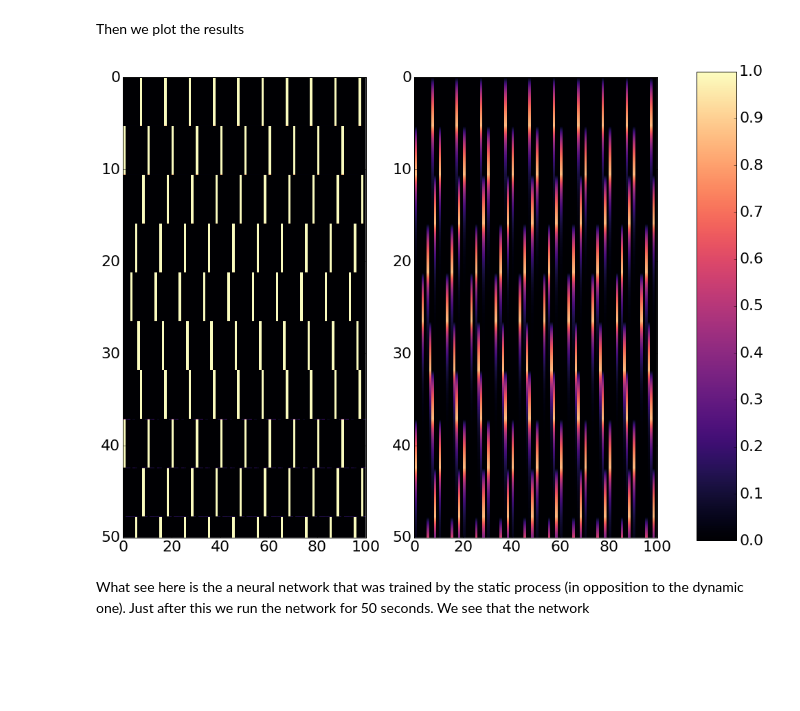
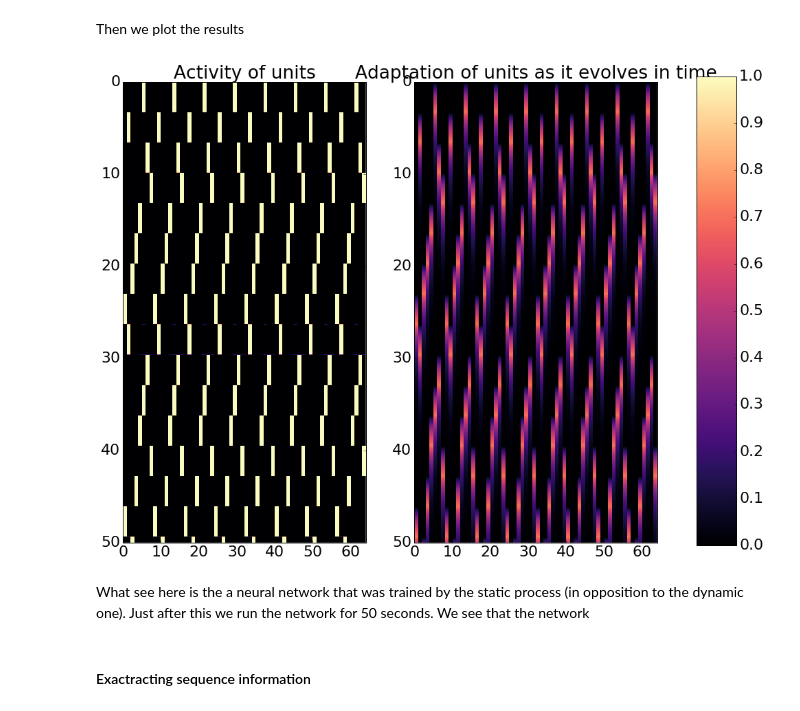
Before and after one commit to h-mayorquin/attractor_sequences, a Jupyter notebook: notebooks/2016-10-19(Static training does not produce sequences).ipynb, the cells around one changed output. Cells and saved outputs as stored; diff of their text form; code cells hidden in the pictures; blank space fills up the shorter version.

Commit message:
Modified notebook to add an example of the timings of a sequence calculations, and minor fixes

```diff
--- a/notebooks/2016-10-19(Static training does not produce sequences).ipynb
+++ b/notebooks/2016-10-19(Static training does not produce sequences).ipynb
@@ -42,9 +42,9 @@ if run_old_version:
 # %% [markdown]
 Let's first build and run the neural network.
 # %%
-hypercolumns = 10
-minicolumns = 10
-N = 10  # Number of patterns
+hypercolumns = 8
+minicolumns = 8
+N = 8  # Number of patterns
 
 patterns_dic = build_ortogonal_patterns(hypercolumns, minicolumns)
 patterns = list(patterns_dic.values())
@@ -68,21 +68,25 @@ Then we plot the results
 # %%
 # Plot everything
 cmap = 'magma'
 extent = [0, minicolumns * hypercolumns, T, 0]
 fig = plt.figure(figsize=(16 ,12))
 
 ax1 = fig.add_subplot(121)
 im1 = ax1.imshow(history['o'], aspect='auto', interpolation='None', cmap=cmap, vmax=1, vmin=0, extent=extent)
+ax1.set_title('Activity of units')
 
 ax2 = fig.add_subplot(122)
 im2 = ax2.imshow(history['a'], aspect='auto', interpolation='None', cmap=cmap, vmax=1, vmin=0, extent=extent)
+ax2.set_title('Adaptation of units as it evolves in time')
 
 fig.subplots_adjust(right=0.8)
 cbar_ax = fig.add_axes([0.85, 0.12, 0.05, 0.79])
 fig.colorbar(im1, cax=cbar_ax)
 
 plt.show()
 # %% [output]
-[figure, old version]
+[figure, new version]
 # %% [markdown]
 What see here is the a neural network that was trained by the static process (in opposition to the dynamic one). Just after this we run the network for 50 seconds. We see that the network
+# %% [markdown]
+#### Exactracting sequence information
```
Also changed, not shown: parts of 6 cells of this notebook, 3 other files.
